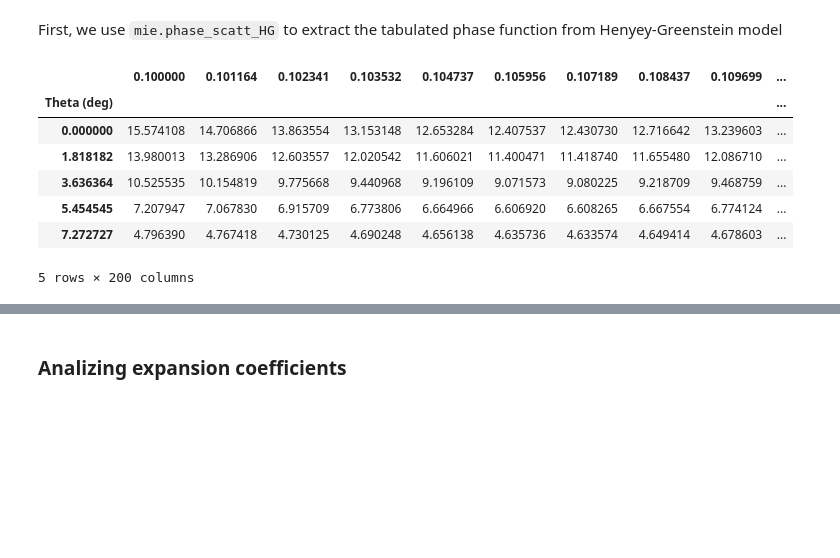
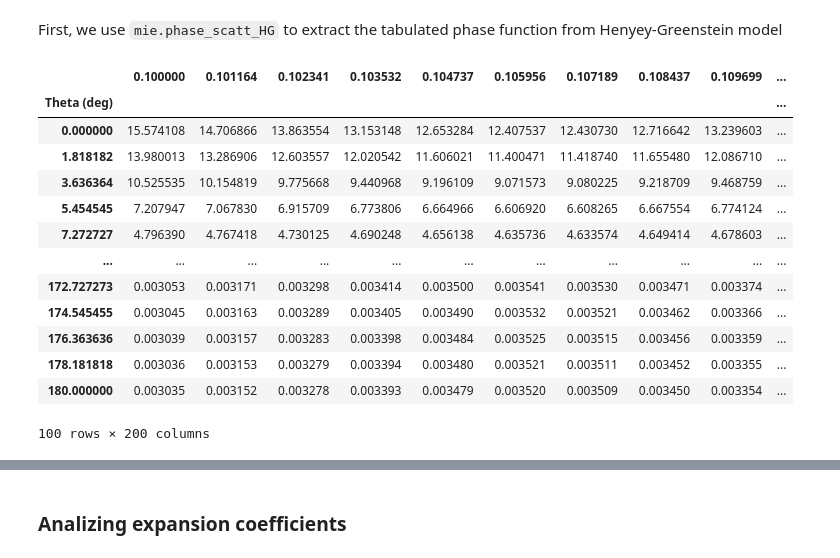
Before and after one commit to PanxoPanza/empylib, a Jupyter notebook: docs/testing_iad_custom_phasefunction.ipynb, the cells around one changed output, grey strips where cells are left out. Drawn from its saved outputs; the diff is of its cells as text; code cells hidden in the pictures; blank space fills up the shorter version.

```diff
--- a/docs/testing_iad_custom_phasefunction.ipynb
+++ b/docs/testing_iad_custom_phasefunction.ipynb
@@ -167,21 +167,17 @@ import matplotlib.pyplot as plt
 lam = np.logspace(np.log10(0.1),np.log10(1.0),200)
 Np = nk.SiO2(lam)
 Nh = 1.0
-Dp = 1.0
+Dp = 1.0  # particle diameter (um)
 
 # get particle's concentration
 Vp = np.pi*Dp**3/6  # particle volume (um^3)
 Ac = np.pi*Dp**2/4  # cross section area (um2)
 
 # get scattering and extinction efficiencies and asymmetry parameter
-qext, qsca, gcos = mie.scatter_efficiency(lam, Nh, Np, Dp)
-
-# get absorption efficiency
-qabs = qext - qsca
+qabs, qsca, gcos = mie.scatter_efficiency(lam, Nh, Np, Dp)
 
 # convert results to cross sections
 Csca = qsca*Ac     # scattering cross section (um2)
-Cext = qext*Ac     # extinction cross section (um2)
 Cabs = qabs*Ac     # absorption cross section (um2)
 # %% [markdown]
 ## Reflectance and transmittance from Henyey Greenstein phase function
@@ -190,19 +186,25 @@ First, we use `mie.phase_scatt_HG` to extract the tabulated phase function from
 # %%
 # Get phase function
 theta_eval = np.linspace(0, np.pi, 100)
 Psca = mie.phase_scatt_HG(lam, gcos, qsca,
                           theta=theta_eval)
 
-Psca.head()
+Psca
 # %% [output]
 |  | 0.100000 | 0.101164 | 0.102341 | 0.103532 | 0.104737 | 0.105956 | 0.107189 | 0.108437 | 0.109699 | ... |
 | Theta (deg) |  |  |  |  |  |  |  |  |  | ... |
 | 0.000000 | 15.574108 | 14.706866 | 13.863554 | 13.153148 | 12.653284 | 12.407537 | 12.430730 | 12.716642 | 13.239603 | ... |
 | 1.818182 | 13.980013 | 13.286906 | 12.603557 | 12.020542 | 11.606021 | 11.400471 | 11.418740 | 11.655480 | 12.086710 | ... |
 | 3.636364 | 10.525535 | 10.154819 | 9.775668 | 9.440968 | 9.196109 | 9.071573 | 9.080225 | 9.218709 | 9.468759 | ... |
 | 5.454545 | 7.207947 | 7.067830 | 6.915709 | 6.773806 | 6.664966 | 6.606920 | 6.608265 | 6.667554 | 6.774124 | ... |
 | 7.272727 | 4.796390 | 4.767418 | 4.730125 | 4.690248 | 4.656138 | 4.635736 | 4.633574 | 4.649414 | 4.678603 | ... |
+| ... | ... | ... | ... | ... | ... | ... | ... | ... | ... | ... |
+| 172.727273 | 0.003053 | 0.003171 | 0.003298 | 0.003414 | 0.003500 | 0.003541 | 0.003530 | 0.003471 | 0.003374 | ... |
+| 174.545455 | 0.003045 | 0.003163 | 0.003289 | 0.003405 | 0.003490 | 0.003532 | 0.003521 | 0.003462 | 0.003366 | ... |
+| 176.363636 | 0.003039 | 0.003157 | 0.003283 | 0.003398 | 0.003484 | 0.003525 | 0.003515 | 0.003456 | 0.003359 | ... |
+| 178.181818 | 0.003036 | 0.003153 | 0.003279 | 0.003394 | 0.003480 | 0.003521 | 0.003511 | 0.003452 | 0.003355 | ... |
+| 180.000000 | 0.003035 | 0.003152 | 0.003278 | 0.003393 | 0.003479 | 0.003520 | 0.003509 | 0.003450 | 0.003354 | ... |
-5 rows × 200 columns
+100 rows × 200 columns
 # %%
 # convert index from theta (degrees) to mu = cos(theta)
 mu_theta = np.cos(theta_eval)
```
Also changed, not shown: parts of 6 cells of this notebook, 3 other files.
